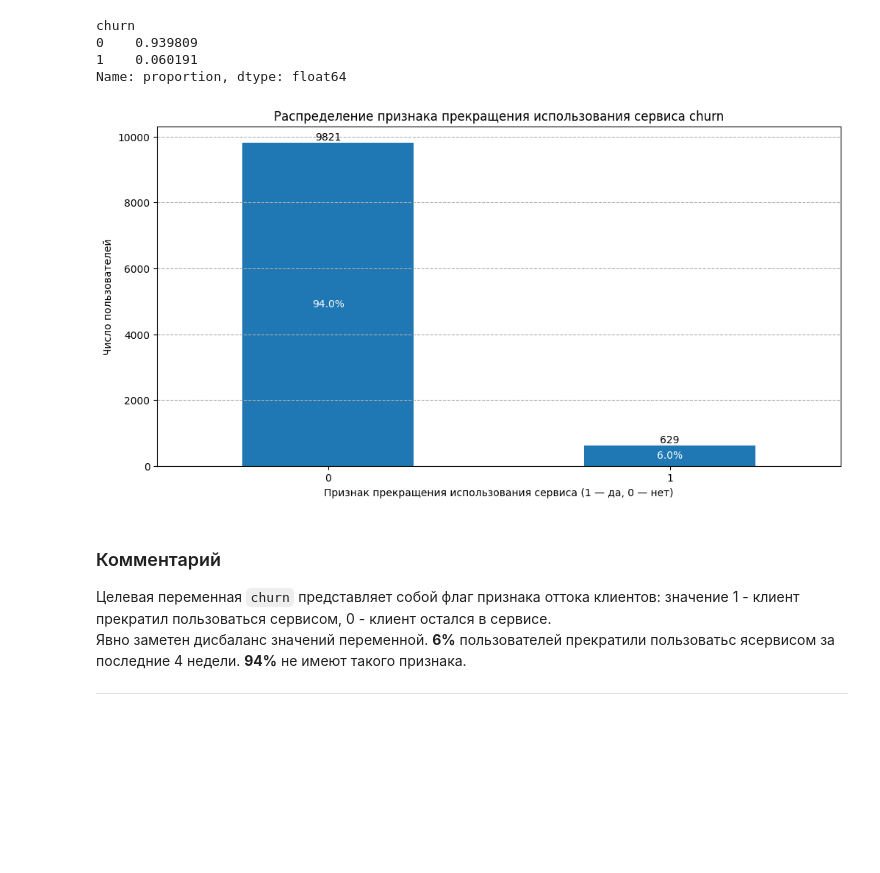
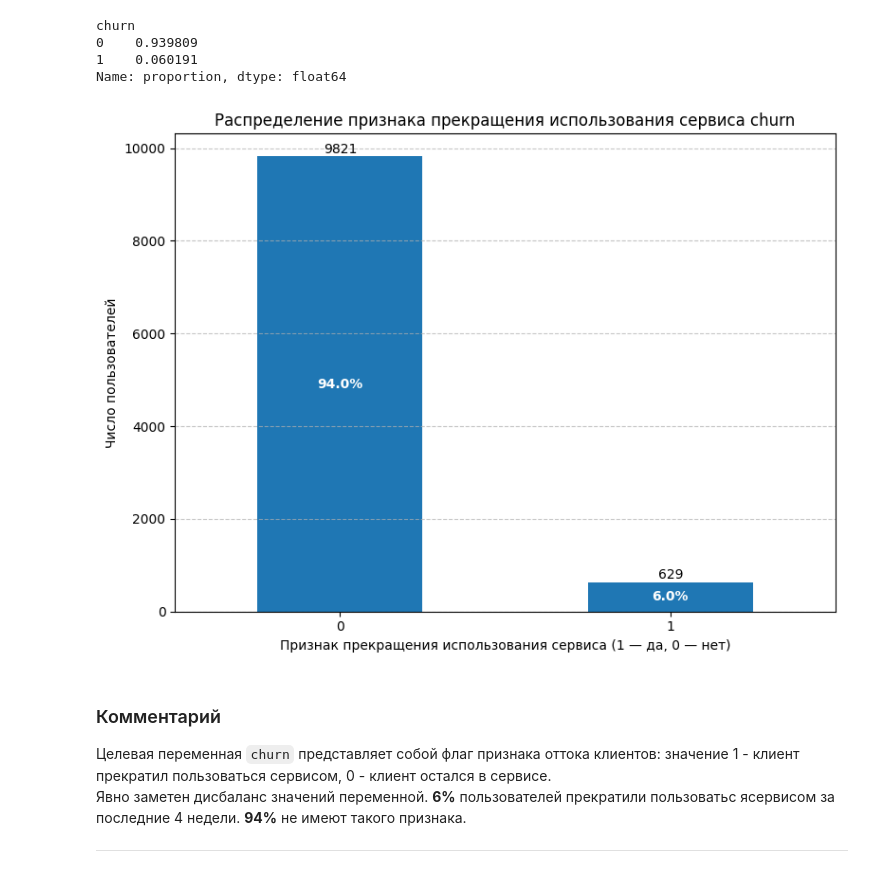
Before and after one commit to TemaQDX/project_happy_coffe_beans, a Jupyter notebook: happy_coffee_beans_project_sprint_11_Artem_Burov.ipynb, the cells around one changed output. Saved outputs shown, nothing was run; the diff lists cells and outputs as text; code cells hidden in the pictures; blank space fills up the shorter version.

```diff
--- a/happy_coffee_beans_project_sprint_11_Artem_Burov.ipynb
+++ b/happy_coffee_beans_project_sprint_11_Artem_Burov.ipynb
@@ -275,9 +275,15 @@ churn
 1    0.060191
 Name: proportion, dtype: float64
 # %%
-# Функция построние столбчатой диаграммы с метками данных
 
-def plot_bar_chart(data, xlabel='Категория', ylabel='Количество', title='Столбчатая диаграмма'):
+def plot_bar_chart(
+    data,
+    figsize=(12, 6),
+    xlabel='Категория',
+    ylabel='Количество',
+    title='Столбчатая диаграмма',
+    top_n=5
+):
     """
     Строит столбчатую диаграмму с метками значений и процентов.
 
@@ -285,24 +291,28 @@ def plot_bar_chart(data, xlabel='Категория', ylabel='Количеств
     -----------
     data : array-like или pd.Series
         Вектор данных для построения диаграммы.
+    figsize : tuple, optional
+        Размер фигуры (ширина, высота) в дюймах. По умолчанию (12, 6).
     xlabel : str, optional
         Подпись оси X (по умолчанию 'Категория').
     ylabel : str, optional
         Подпись оси Y (по умолчанию 'Количество').
     title : str, optional
         Заголовок графика (по умолчанию 'Столбчатая диаграмма').
+    top_n : int, optional
+        Количество категорий для отображения (самые частые). По умолчанию 5.
     """
     # Преобразуем данные в Series, если это ещё не сделано
     if not isinstance(data, pd.Series):
         data = pd.Series(data)
 
-    # Подсчёт значений
-    value_counts = data.value_counts()
-    value_counts_normalized = data.value_counts(normalize=True)
+    # Подсчёт значений и отбор топ‑N категорий
+    value_counts = data.value_counts().head(top_n)
+    value_counts_normalized = data.value_counts(normalize=True).head(top_n)
     total = value_counts.sum()
 
     # Создаём контейнер графика matplotlib и задаём его размер
-    plt.figure(figsize=(12, 6))
+    plt.figure(figsize=figsize)
 
     # Строим столбчатую диаграмму
     ax = value_counts.plot(
@@ -315,11 +325,13 @@ def plot_bar_chart(data, xlabel='Категория', ylabel='Количеств
     )
 
     # Добавляем сетку графика
-    plt.grid(axis='y', linestyle='--')
+    plt.grid(axis='y', linestyle='--', alpha=0.7)
 
     # Добавление меток на столбики (абсолютные значения)
     for i, v in enumerate(value_counts):
-        ax.text(i, v + 1, str(v), ha='center', va='bottom', fontsize=10)
+        # Смещение по Y пропорционально общему количеству для лучшей читаемости
+        y_offset = 0.001 * total
+        ax.text(i, v + y_offset, str(v), ha='center', va='bottom', fontsize=10)
 
     # Добавление меток процентов
     for i, v in enumerate(value_counts_normalized):
@@ -327,20 +339,24 @@ def plot_bar_chart(data, xlabel='Категория', ylabel='Количеств
         y_pos = (v * total) / 2
         ax.text(
             i, y_pos, f'{v * 100:.1f}%',
-            ha='center', va='center', fontsize=10, color='white'
+            ha='center', va='center', fontsize=10, color='white', fontweight='bold'
         )
+
+    # Улучшаем отображение, чтобы избежать обрезания элементов
+    plt.tight_layout()
 
     # Выводим график
     plt.show()
 # %%
 plot_bar_chart(
     df_init['churn'],
     xlabel='Признак прекращения использования сервиса (1 — да, 0 — нет)',
     ylabel='Число пользователей',
-    title='Распределение признака прекращения использования сервиса churn'
+    title='Распределение признака прекращения использования сервиса churn',
+    figsize=(8, 6)
 )
 # %% [output]
-[figure, old version]
+[figure, new version]
 # %% [markdown]
 ### Комментарий
 
```
Also changed, not shown: parts of 20 cells of this notebook.
